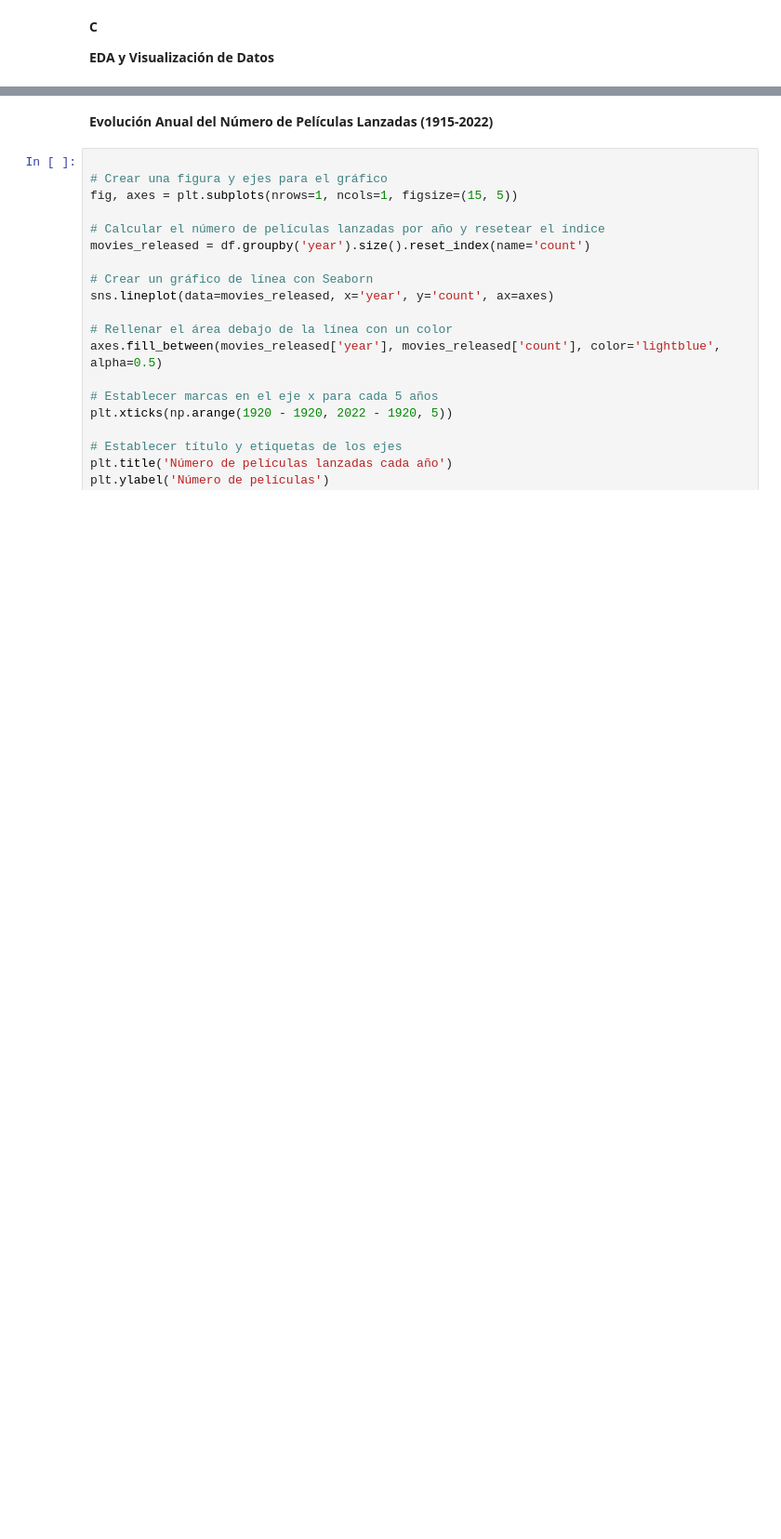
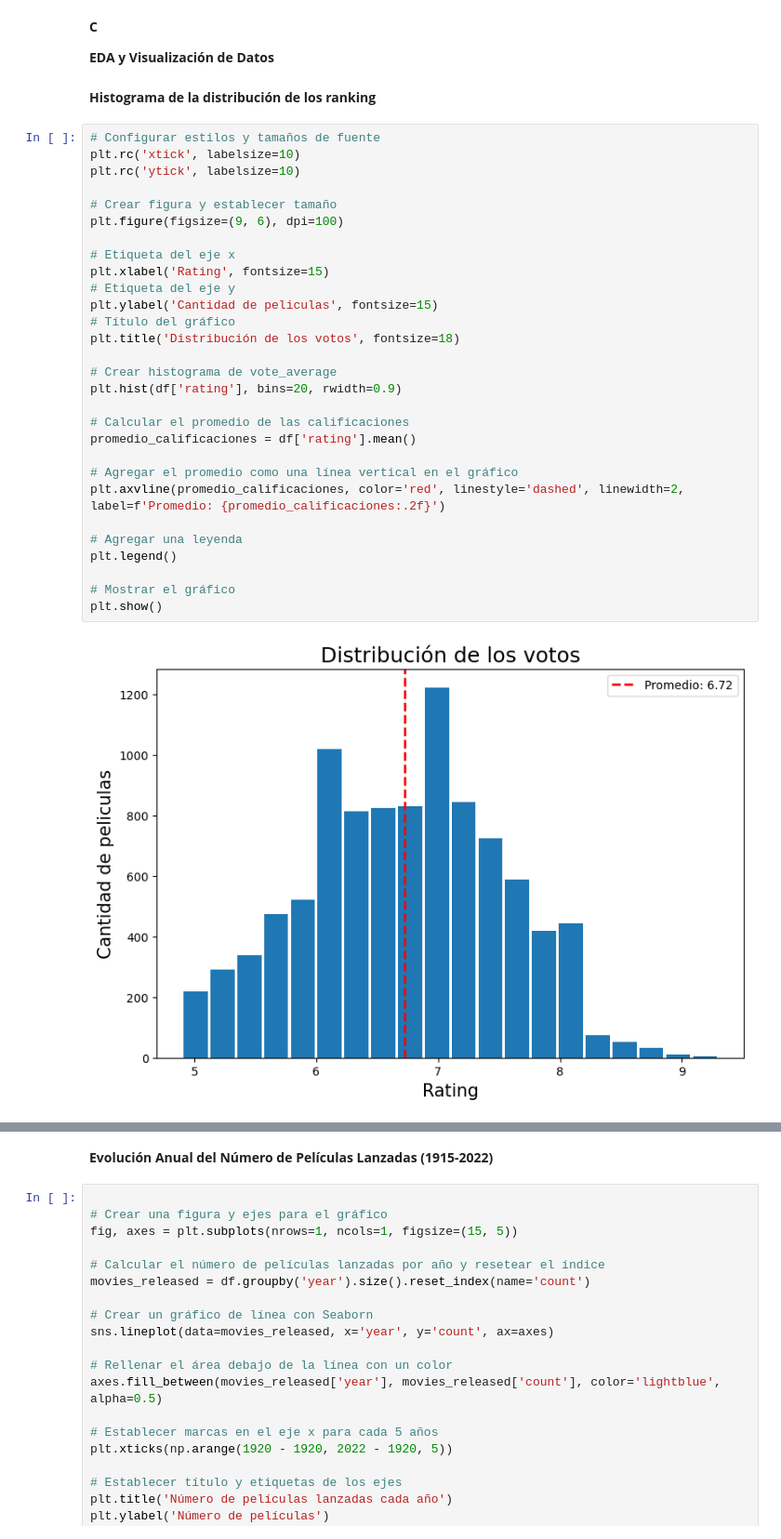
Before and after one commit to RODRIGORUBIO1991/PythonCode, a Jupyter notebook: Netflix/Movies IMDB.ipynb, the cells around one changed output, grey strips where cells are left out. Shown at 93% size. Saved outputs shown, nothing was run; the diff lists cells and outputs as text; blank space fills up the shorter version.

```diff
--- a/Netflix/Movies IMDB.ipynb
+++ b/Netflix/Movies IMDB.ipynb
@@ -89,3 +141,36 @@ df.head()
 **C**
 
 **EDA y Visualización de Datos**
+# %% [markdown]
+**Histograma de la distribución de los ranking**
+# %%
+# Configurar estilos y tamaños de fuente
+plt.rc('xtick', labelsize=10)
+plt.rc('ytick', labelsize=10)
+
+# Crear figura y establecer tamaño
+plt.figure(figsize=(9, 6), dpi=100)
+
+# Etiqueta del eje x
+plt.xlabel('Rating', fontsize=15)
+# Etiqueta del eje y
+plt.ylabel('Cantidad de peliculas', fontsize=15)
+# Título del gráfico
+plt.title('Distribución de los votos', fontsize=18)
+
+# Crear histograma de vote_average
+plt.hist(df['rating'], bins=20, rwidth=0.9)
+
+# Calcular el promedio de las calificaciones
+promedio_calificaciones = df['rating'].mean()
+
+# Agregar el promedio como una línea vertical en el gráfico
+plt.axvline(promedio_calificaciones, color='red', linestyle='dashed', linewidth=2, label=f'Promedio: {promedio_calificaciones:.2f}')
+
+# Agregar una leyenda
+plt.legend()
+
+# Mostrar el gráfico
+plt.show()
+# %% [output]
+[figure, added]
```
Also changed, not shown: parts of 38 cells of this notebook.
